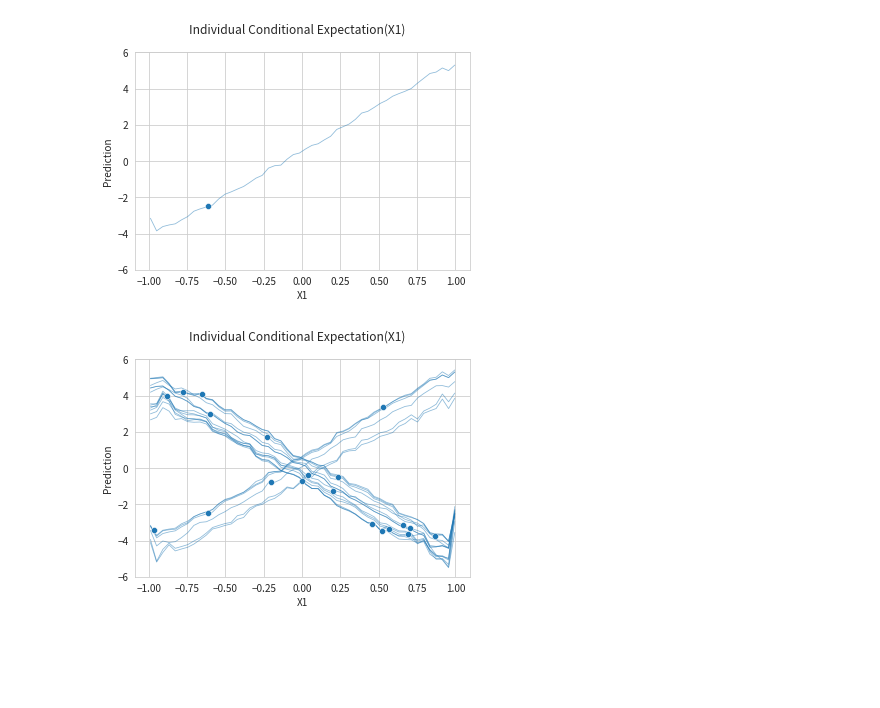
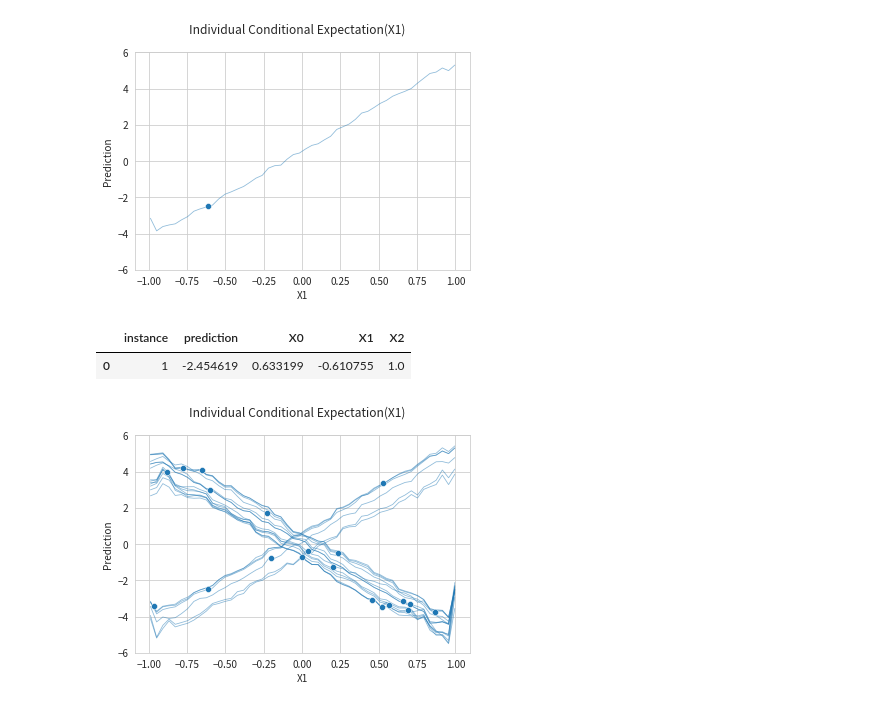
Before and after one commit to kfsky/ml-interpret-book, a Jupyter notebook: notebooks/ch5_Individual_Conditional_Expectation.ipynb, the cells around one changed output. Cells and saved outputs as stored; diff of their text form; code cells hidden in the pictures; blank space fills up the shorter version.

```diff
--- a/notebooks/ch5_Individual_Conditional_Expectation.ipynb
+++ b/notebooks/ch5_Individual_Conditional_Expectation.ipynb
@@ -202,6 +203,11 @@ ice.individual_conditional_expectation("X1", [1])
 ice.plot(ylim=(-6,6))
 # %% [output]
 [figure]
+# %%
+ice.df_instance
+# %% [output]
+|  | instance | prediction | X0 | X1 | X2 |
+| 0 | 1 | -2.454619 | 0.633199 | -0.610755 | 1.0 |
 # %%
 ice.individual_conditional_expectation("X1", range(20))
 ice.plot(ylim=(-6,6))
```
Also changed, not shown: parts of 1 cell of this notebook, 1 other file.
